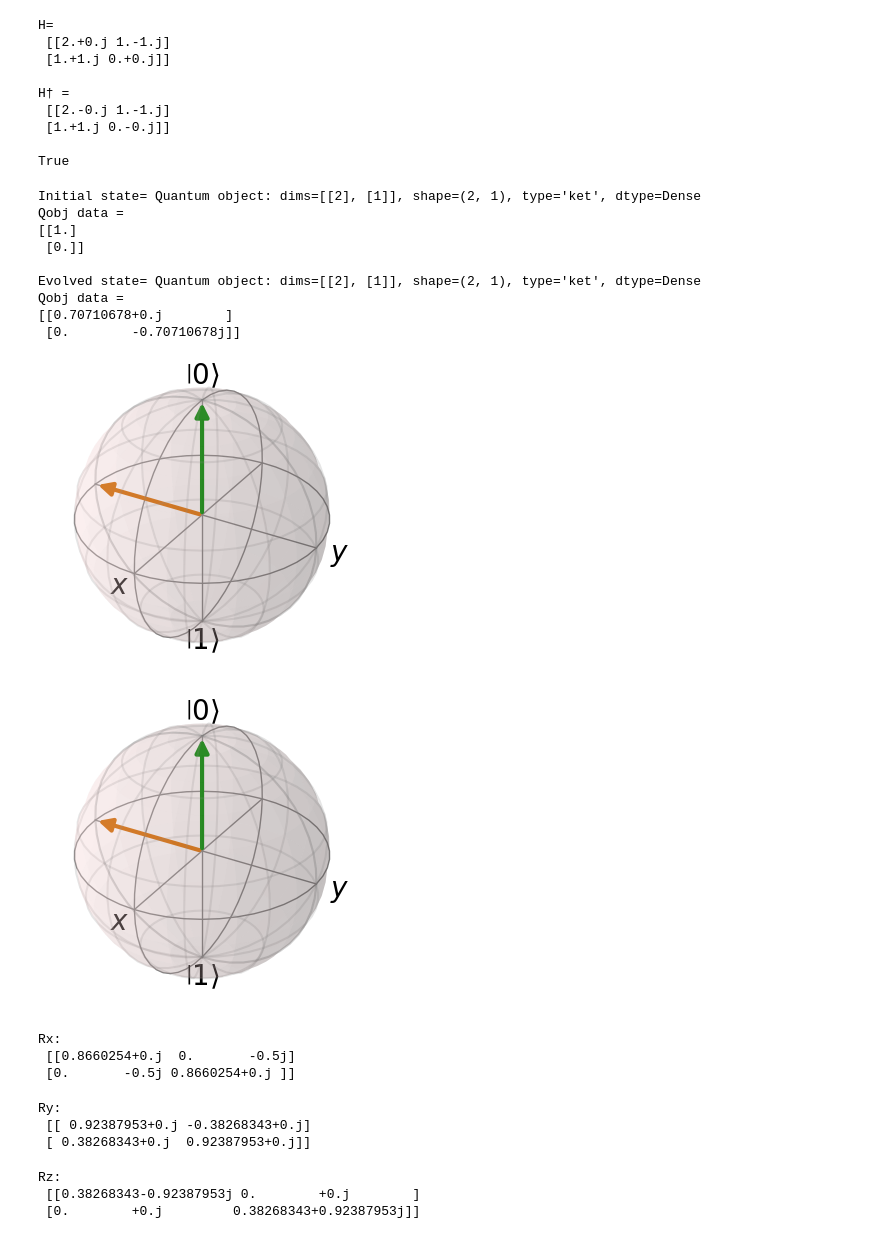
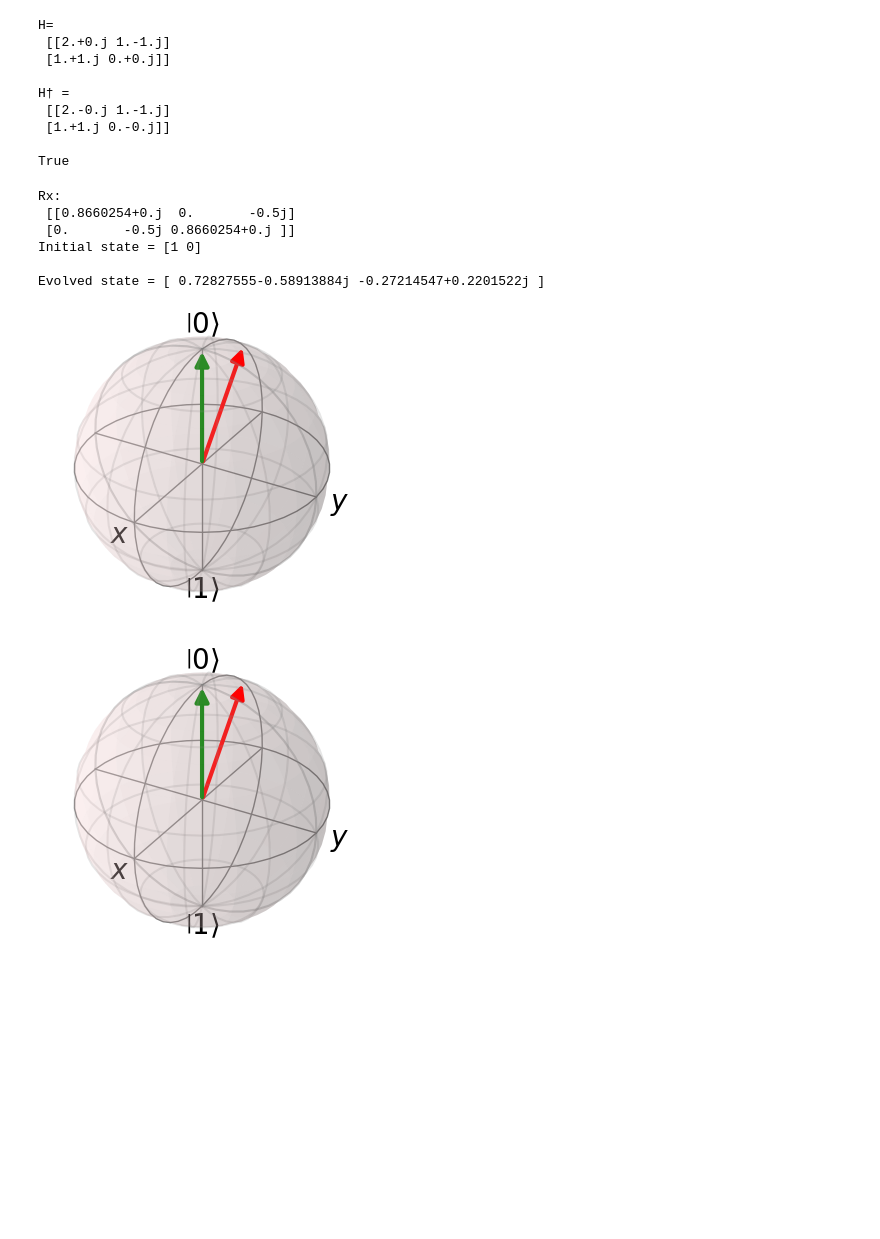
Before and after one commit to Abiyzelalem27/QuantumDynamicsLab, a Jupyter notebook: lecture_5.ipynb, the cells around one changed output. Drawn from its saved outputs; the diff is of its cells as text; code cells hidden in the pictures; blank space fills up the shorter version.

```diff
--- a/lecture_5.ipynb
+++ b/lecture_5.ipynb
@@ -98,64 +118,45 @@ H† =
 True
 # %%
 # Parameters
-Omega = 1.0
+Omega = 1
 t = np.pi / 2
-# Initial state |0>
-psi0 = basis(2, 0)
+theta = np.pi / 3
+axis = [1, 0, 0]
+Rx = bs.operators.rotation_gate(theta, axis)
+print("Rx:\n", Rx)
 # Hamiltonian
-H = (Omega / 2) * sigmax()
+H = (Omega / 2) * Rx
 
 # Unitary evolution
-U = (-1j * H * t).expm()
+U = expm(-1j * H * t)
+
+# Initial state
+psi0 = np.array([1, 0])
+psi_t = U @ psi0/np.linalg.norm(U @ psi0) #normalized the sate
 
 # Time evolved state
-psi_t = U * psi0
-print("Initial state=", psi0)
+print("Initial state =", psi0)
 print()
-print("Evolved state=", psi_t)
+print("Evolved state =", psi_t)
+
+
+
+# Convert to Qobj for Bloch visualization
+initial_Qobj = qt.Qobj(psi0)
+final_Qobj = qt.Qobj(psi_t)
 
 # Bloch sphere
-b = Bloch(figsize=(3, 3))
-b.add_states(psi0)
-b.add_states(psi_t)
+b = Bloch(figsize=(3,3))
+b.add_states([initial_Qobj, final_Qobj])
+b.vector_color = ['green', 'red']
 b.show()
 # %% [output]
-Initial state= Quantum object: dims=[[2], [1]], shape=(2, 1), type='ket', dtype=Dense
-Qobj data =
-[[1.]
- [0.]]
+Rx:
+ [[0.8660254+0.j  0.       -0.5j]
+ [0.       -0.5j 0.8660254+0.j ]]
+Initial state = [1 0]
 
-Evolved state= Quantum object: dims=[[2], [1]], shape=(2, 1), type='ket', dtype=Dense
-Qobj data =
-[[0.70710678+0.j        ]
- [0.        -0.70710678j]]
+Evolved state = [ 0.72827555-0.58913884j -0.27214547+0.2201522j ]
-[figure, old version]
+[figure, new version]
-[figure, old version]
+[figure, new version]
-# %%
-theta = np.pi / 3
-axis = [1, 0, 0]
-Rx = cqd.operators.rotation_gate(theta, axis)
-print("Rx:\n", Rx)
-# %% [output]
-Rx:
- [[0.8660254+0.j  0.       -0.5j]
- [0.       -0.5j 0.8660254+0.j ]]
-# %%
-theta = np.pi / 4
-axis=[0, 1, 0]
-Ry = cqd.operators.rotation_gate(theta, axis)
-print("Ry=\n", Ry)
-# %% [output]
-Ry:
- [[ 0.92387953+0.j -0.38268343+0.j]
- [ 0.38268343+0.j  0.92387953+0.j]]
-# %%
-theta = 3 * np.pi / 4
-axis=[0, 0, 1]
-Rz = cqd.operators.rotation_gate(theta, axis)
-print("Rz=\n", Rz)
-# %% [output]
-Rz:
- [[0.38268343-0.92387953j 0.        +0.j        ]
- [0.        +0.j         0.38268343+0.92387953j]]
 # %%
```
Also changed, not shown: parts of 6 cells of this notebook, 1 other file.
